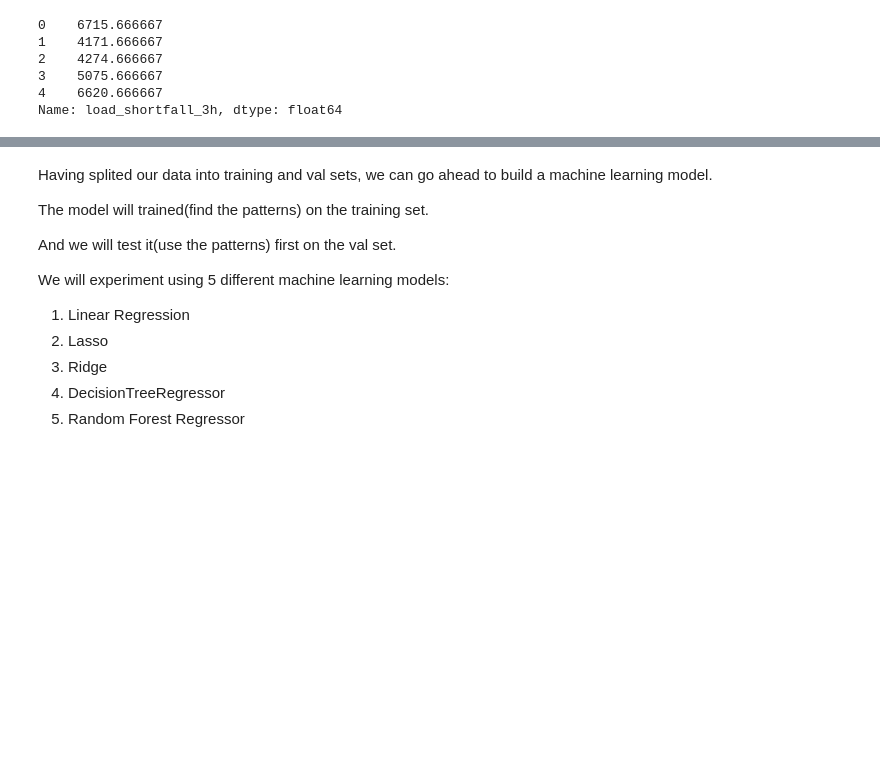
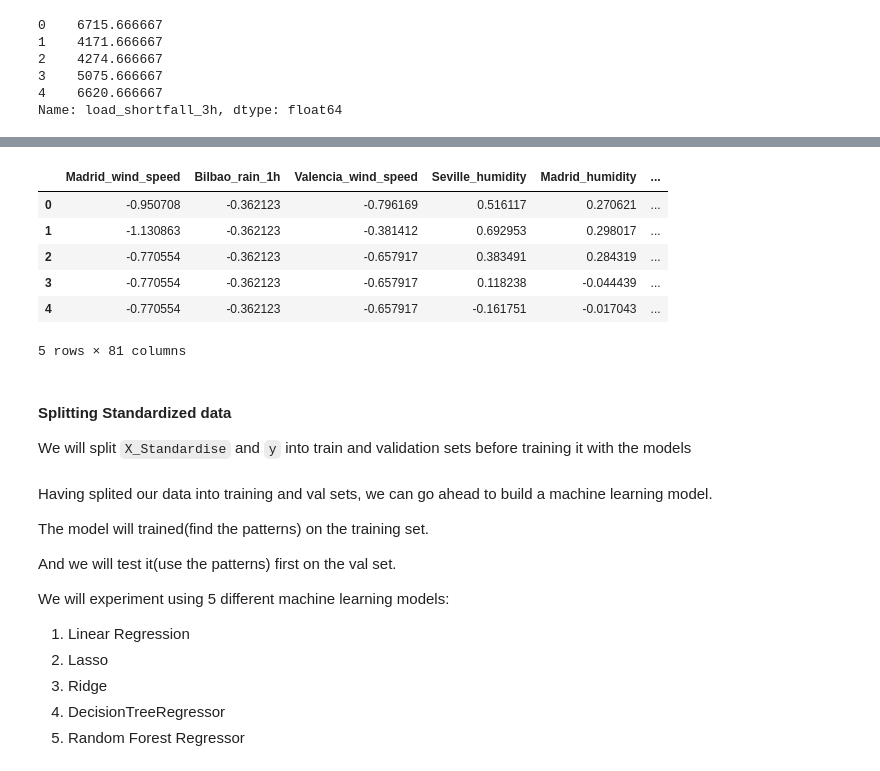
Before and after one commit to egah1111/AR_Team1_-Regression_Predict_Kaggle, a Jupyter notebook: starter-notebook-Copy1_ruth.ipynb, the cells around one changed output, grey strips where cells are left out. Drawn from its saved outputs; the diff is of its cells as text; code cells hidden in the pictures; blank space fills up the shorter version.

```diff
--- a/starter-notebook-Copy1_ruth.ipynb
+++ b/starter-notebook-Copy1_ruth.ipynb
@@ -785,3 +779,19 @@ Name: load_shortfall_3h, dtype: float64
+# %%
+# Converting scaled predictor values into a Dataframe
+X_standardise = pd.DataFrame(X_scaled,columns=X.columns)
+X_standardise.head()
+# %% [output]
+|  | Madrid_wind_speed | Bilbao_rain_1h | Valencia_wind_speed | Seville_humidity | Madrid_humidity | ... |
+| 0 | -0.950708 | -0.362123 | -0.796169 | 0.516117 | 0.270621 | ... |
+| 1 | -1.130863 | -0.362123 | -0.381412 | 0.692953 | 0.298017 | ... |
+| 2 | -0.770554 | -0.362123 | -0.657917 | 0.383491 | 0.284319 | ... |
+| 3 | -0.770554 | -0.362123 | -0.657917 | 0.118238 | -0.044439 | ... |
+| 4 | -0.770554 | -0.362123 | -0.657917 | -0.161751 | -0.017043 | ... |
+5 rows × 81 columns
+# %% [markdown]
+#### Splitting Standardized data
+
+We will split `X_Standardise` and `y` into train and validation sets before training it with the models
 # %%
 # Split data X&y into train and validation sets
 np.random.seed(42) # so we can reproduce our results
```
Also changed, not shown: parts of 19 cells of this notebook, 1 other file.
